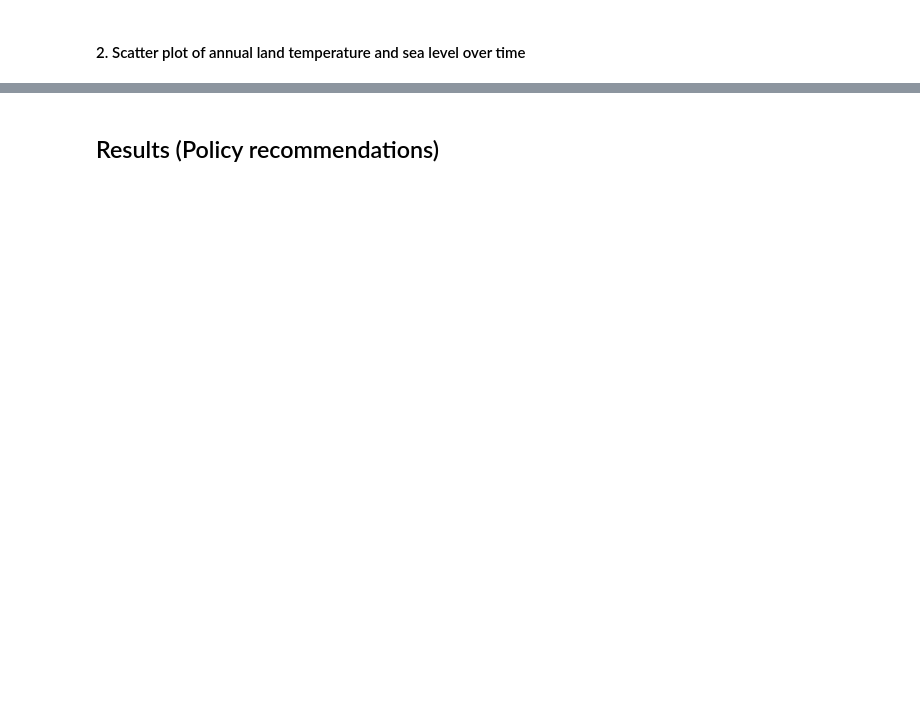
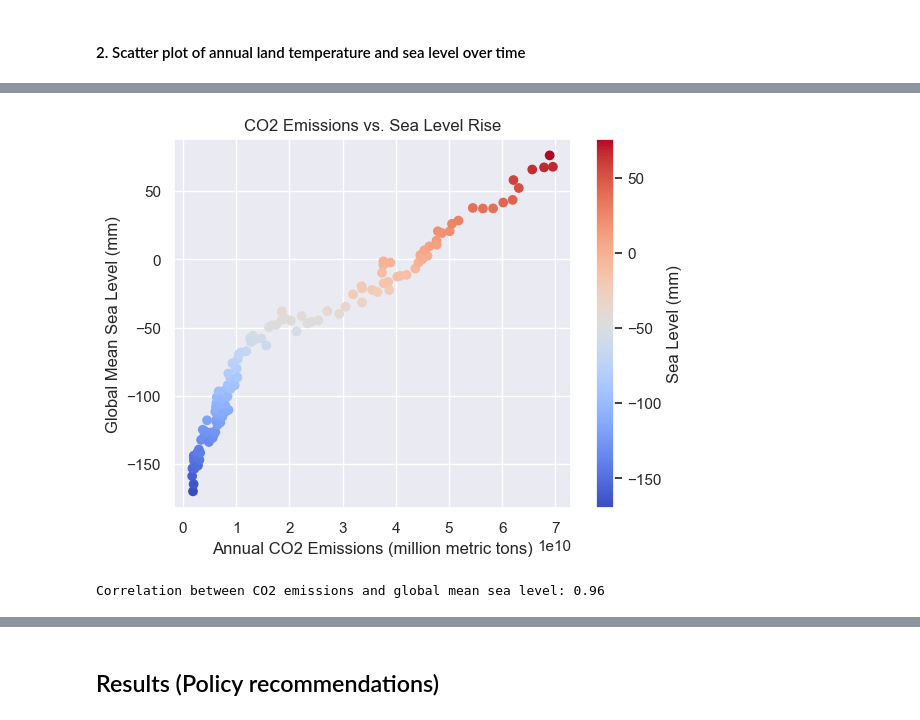
Before and after one commit to fuchenru/How-have-carbon-emissions-affected-climate-change-, a Jupyter notebook: CMSE 202 Final Project.ipynb, the cells around one changed output, grey strips where cells are left out. Cells and saved outputs as stored; diff of their text form; code cells hidden in the pictures; blank space fills up the shorter version.

```diff
--- a/CMSE 202 Final Project.ipynb
+++ b/CMSE 202 Final Project.ipynb
@@ -220,0 +255,25 @@ plt.show()
+# %%
+years = [i for i in range(1880, 2014)]
+
+yearly_emissions = []
+for year in years:
+    temp = co2_emission.where(co2_emission["Year"] == year)
+    temp = temp.dropna()
+    yearly_emissions.append(sum(temp.iloc[:, -1]))
+
+plt.scatter(yearly_emissions, annual_sea_level[('GMSL', 'mean')], c=annual_sea_level[('GMSL', 'mean')], cmap='coolwarm')
+plt.xlabel('Annual CO2 Emissions (million metric tons)')
+plt.ylabel('Global Mean Sea Level (mm)')
+plt.title('CO2 Emissions vs. Sea Level Rise')
+
+cbar = plt.colorbar()
+cbar.set_label('Sea Level (mm)')
+
+plt.show()
+# %% [output]
+[figure, added]
+# %%
+corr = np.corrcoef(yearly_emissions, annual_sea_level[('GMSL', 'mean')])[0, 1]
+print(f"Correlation between CO2 emissions and global mean sea level: {corr:.2f}")
+# %% [output]
+Correlation between CO2 emissions and global mean sea level: 0.96
```
Also changed, not shown: parts of 25 cells of this notebook.
